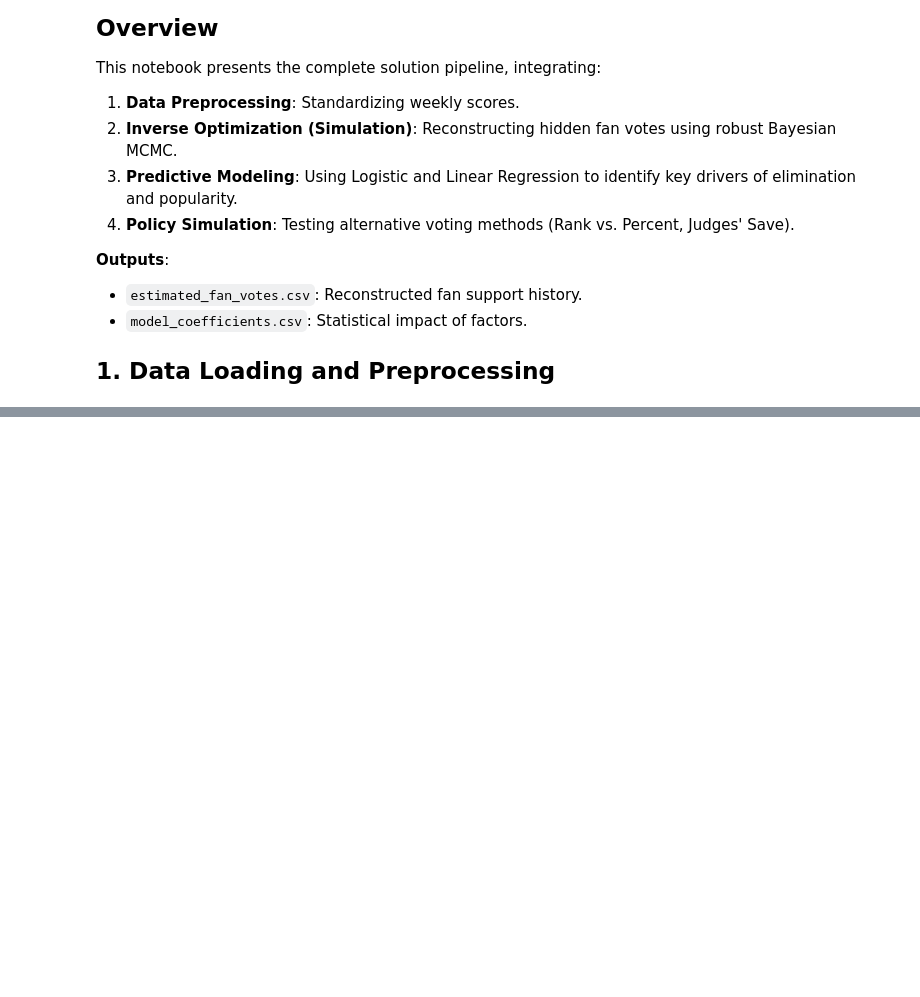
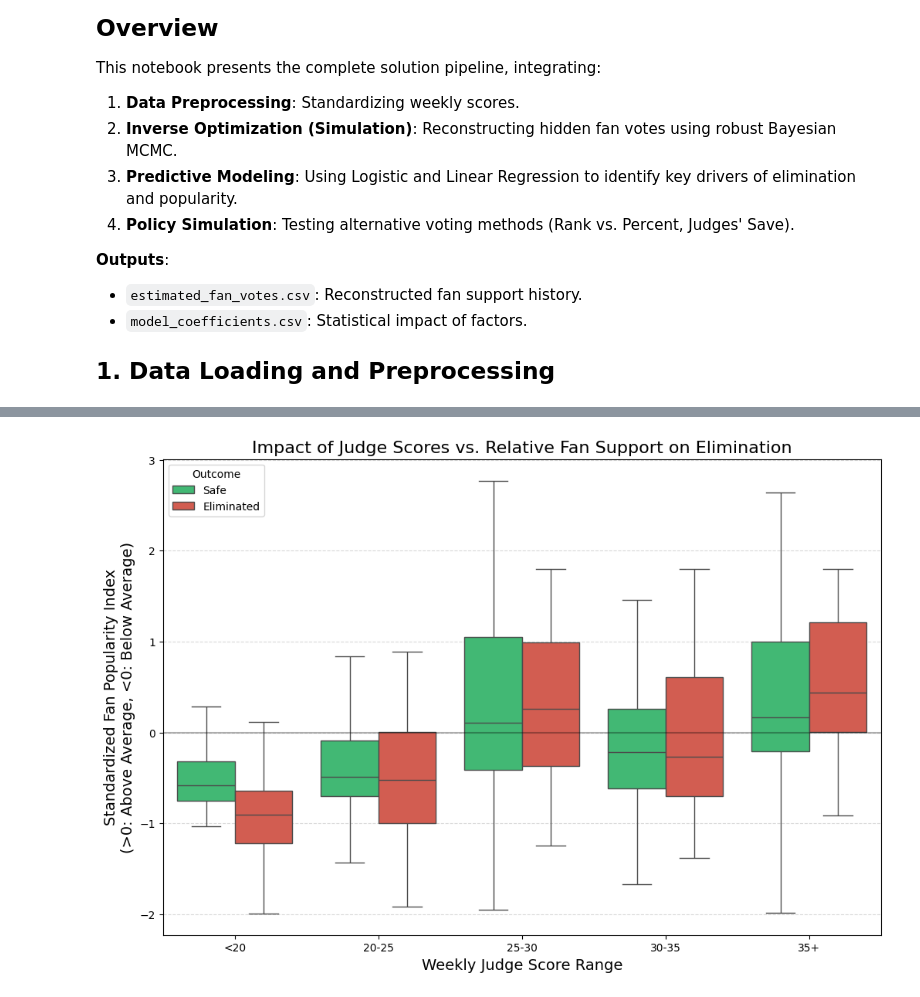
Before and after one commit to Mirakelor/Data-With-The-Stars, a Jupyter notebook: Analysis_MCM_Problem_C.ipynb, the cells around one changed output, grey strips where cells are left out. Saved outputs shown, nothing was run; the diff lists cells and outputs as text; code cells hidden in the pictures; blank space fills up the shorter version.

```diff
--- a/Analysis_MCM_Problem_C.ipynb
+++ b/Analysis_MCM_Problem_C.ipynb
@@ -726,0 +636,96 @@ In this section, we apply the different voting rules (Rank-based, Percentage-bas
+# %%
+# --- Visualization 2: Distribution of Relative Fan Support by Elimination Status ---
+
+# Objective: Compare the fan support of Eliminated vs. Safe contestants, controlled for Judge Score.
+# Challenge: Handling mixed measurement scales (Ranks vs. Percentages).
+# Solution: Standardization to Z-Scores within each voting system.
+
+# 1. Create a safe copy for plotting
+plot_data = df_valid_model.copy()
+
+# Ensure 'season' is integer for correct mode lookup
+plot_data['season'] = plot_data['season'].astype(int)
+
+# 2. Define Mode Logic
+rank_seasons = set([1, 2] + list(range(28, 100)))
+
+def get_mode(s):
+    return 'rank' if s in rank_seasons else 'percent'
+
+plot_data['Voting_Mode_Calc'] = plot_data['season'].apply(get_mode)
+
+# 3. Calculate Z-Scores (Standardized Relative Popularity)
+# We compute Z-score relative to the weekly mean, but here we approximate using season
+# to keep it simple, or we can just normalize the 'Est_Fan_Support' directly.
+
+# Important: We must standardize SEPARATELY for Ranks and Percents because their distributions differ implicitly.
+# Rank: Uniform-ish [1..N] -> Mean ~ N/2
+# Pct: Dirichlet-ish [0..1] -> Mean ~ 1/N
+
+# Strategy:
+# For Rank Rows:  Score = -(Value - Mean) / Std   (Negative because High Rank is Bad)
+# For Pct Rows:   Score = (Value - Mean) / Std    (Positive because High Pct is Good)
+
+plot_data['Z_Score'] = np.nan
+
+for mode in ['rank', 'percent']:
+    mask = plot_data['Voting_Mode_Calc'] == mode
+    subset = plot_data.loc[mask, 'Est_Fan_Support']
+
+    if not subset.empty:
+        mu = subset.mean()
+        sigma = subset.std()
+
+        if mode == 'rank':
+            # Invert direction for Rank
+            plot_data.loc[mask, 'Z_Score'] = -(subset - mu) / sigma
+        else:
+            plot_data.loc[mask, 'Z_Score'] = (subset - mu) / sigma
+
+# 4. Filter Outliers and Anomalies
+# We inspect the > 35 group specifically.
+high_score_elim = plot_data[
+    (plot_data['judge_score'] > 35) &
+    (plot_data['is_eliminated'] == 1)
+]
+
+print(f"Sanity Check: Found {len(high_score_elim)} cases where Judge Score > 35 but Eliminated.")
+if not high_score_elim.empty:
+    print("Sample anomalies:")
+    print(high_score_elim[['season', 'week', 'celebrity_name', 'judge_score', 'Est_Fan_Support', 'Voting_Mode_Calc', 'Z_Score']].head())
+
+# 5. Plotting
+plot_data['Score_Group'] = pd.cut(plot_data['judge_score'],
+                                   bins=[0, 20, 25, 30, 35, 41],
+                                   labels=['<20', '20-25', '25-30', '30-35', '35+'])
+plot_data['is_eliminated'] = plot_data['is_eliminated'].astype('category')
+
+custom_palette = {0.0: "#2ecc71", 1.0: "#e74c3c"} # Green (Safe), Red (Elim)
+
+plt.figure(figsize=(12, 8))
+ax = sns.boxplot(
+    data=plot_data,
+    x='Score_Group',
+    y='Z_Score',
+    hue='is_eliminated',
+    palette=custom_palette,
+    dodge=True,
+    showfliers=False # Hide outliers to see the main distribution box clearly
+)
+
+ax.set_title('Impact of Judge Scores vs. Relative Fan Support on Elimination', fontsize=16)
+ax.set_xlabel('Weekly Judge Score Range', fontsize=14)
+ax.set_ylabel('Standardized Fan Popularity Index\n(>0: Above Average, <0: Below Average)', fontsize=14)
+ax.legend(handles, ['Safe', 'Eliminated'], title='Outcome', loc='upper left')
+plt.axhline(0, color='black', alpha=0.3, linestyle='-')
+plt.grid(axis='y', linestyle='--', alpha=0.5)
+plt.show()
+
+# --- Visualization 3: Coefficients ---
+# (Kept identical but cleaned up checks)
+if 'coef_df' in locals():
+    # ... plotting code ...
+    pass
+else:
+    print("Coefficients not found.")
+# %% [output]
@@ -726,0 +747 @@ In this section, we apply the different voting rules (Rank-based, Percentage-bas
+[figure, added]
```
Also changed, not shown: parts of 21 cells of this notebook, 3 other files.
